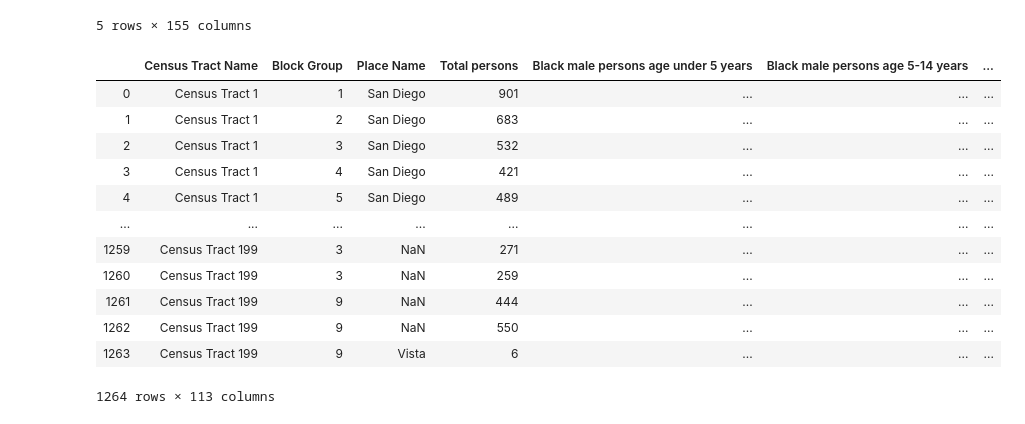
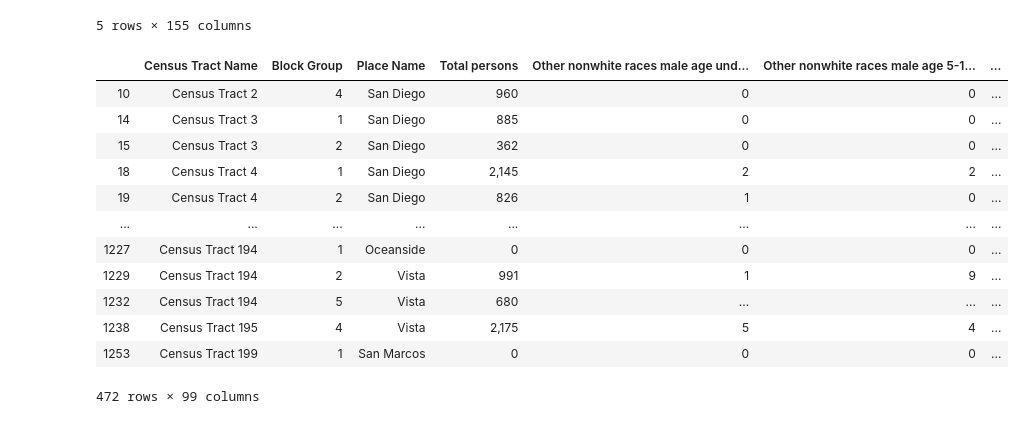
Before and after one commit to TerrileJ/DataHacks, a Jupyter notebook: housing_population_analysis.ipynb, the cells around one changed output. Cells and saved outputs as stored; diff of their text form; code cells hidden in the pictures.

Commit message:
Added total black male/female

```diff
--- a/housing_population_analysis.ipynb
+++ b/housing_population_analysis.ipynb
@@ -28,34 +28,43 @@ population_df.head()
 | 4 | Census Tract 1 | 5 | San Diego | 489 | 12 | 2 | ... |
 5 rows × 155 columns
 # %%
+# finding total gender columns
 population_df.replace("...", 0)
 
 for column in population_df.columns:
     population_df[column] = population_df[column].apply(lambda value: int(value) if (isinstance(value, str) and value.isdigit()) else value)
 
 male = population_df.iloc[:,population_df.columns.str.startswith('Male persons age')]
+female = population_df.iloc[:,population_df.columns.str.startswith('Female persons age')]
+blackmale = population_df.iloc[:,population_df.columns.str.startswith('Black male persons age')]
+blackfemale = population_df.iloc[:,population_df.columns.str.startswith('Black female persons age')]
+
+
 male_cols = population_df.iloc[:,population_df.columns.str.startswith('Male persons age')]
-female = population_df.iloc[:,population_df.columns.str.startswith('Female persons age')]
 female_cols = population_df.iloc[:,population_df.columns.str.startswith('Female persons age')]
+blackmale_cols = population_df.iloc[:,population_df.columns.str.startswith('Black male persons age')]
+blackfemale_cols = population_df.iloc[:,population_df.columns.str.startswith('Black female persons age')]
 
 population_df["Total Male Persons"] = male.sum(axis=1)
 population_df["Total Female Persons"] = female.sum(axis=1)
+population_df["Total Black Male Persons"] = blackmale.sum(axis=1)
+population_df["Total Black Female Persons"] = blackfemale.sum(axis=1)
 
-population_df2 = population_df.drop(list(female_cols), axis=1)
-population_df3 = population_df2.drop(list(male_cols), axis=1)
+population_df2 = population_df.drop(list(female_cols) + list(male_cols) + list(blackmale_cols) + list(blackfemale_cols), axis=1)
+#population_df3 = population_df2.drop(list(male_cols), axis=1)
 
-population_df3
+population_df2[population_df2.get('Total Black Male Persons') != '........................']
 # %% [output]
-|  | Census Tract Name | Block Group | Place Name | Total persons | Black male persons age under 5 years | Black male persons age 5-14 years | ... |
-| 0 | Census Tract 1 | 1 | San Diego | 901 | ... | ... | ... |
-| 1 | Census Tract 1 | 2 | San Diego | 683 | ... | ... | ... |
-| 2 | Census Tract 1 | 3 | San Diego | 532 | ... | ... | ... |
-| 3 | Census Tract 1 | 4 | San Diego | 421 | ... | ... | ... |
-| 4 | Census Tract 1 | 5 | San Diego | 489 | ... | ... | ... |
+|  | Census Tract Name | Block Group | Place Name | Total persons | Other nonwhite races male age und... | Other nonwhite races male age 5-1... | ... |
+| 10 | Census Tract 2 | 4 | San Diego | 960 | 0 | 0 | ... |
+| 14 | Census Tract 3 | 1 | San Diego | 885 | 0 | 0 | ... |
+| 15 | Census Tract 3 | 2 | San Diego | 362 | 0 | 0 | ... |
+| 18 | Census Tract 4 | 1 | San Diego | 2,145 | 2 | 2 | ... |
+| 19 | Census Tract 4 | 2 | San Diego | 826 | 1 | 0 | ... |
 | ... | ... | ... | ... | ... | ... | ... | ... |
-| 1259 | Census Tract 199 | 3 | NaN | 271 | ... | ... | ... |
-| 1260 | Census Tract 199 | 3 | NaN | 259 | ... | ... | ... |
-| 1261 | Census Tract 199 | 9 | NaN | 444 | ... | ... | ... |
-| 1262 | Census Tract 199 | 9 | NaN | 550 | ... | ... | ... |
-| 1263 | Census Tract 199 | 9 | Vista | 6 | ... | ... | ... |
+| 1227 | Census Tract 194 | 1 | Oceanside | 0 | 0 | 0 | ... |
+| 1229 | Census Tract 194 | 2 | Vista | 991 | 1 | 9 | ... |
+| 1232 | Census Tract 194 | 5 | Vista | 680 | ... | ... | ... |
+| 1238 | Census Tract 195 | 4 | Vista | 2,175 | 5 | 4 | ... |
+| 1253 | Census Tract 199 | 1 | San Marcos | 0 | 0 | 0 | ... |
-1264 rows × 113 columns
+472 rows × 99 columns
```
